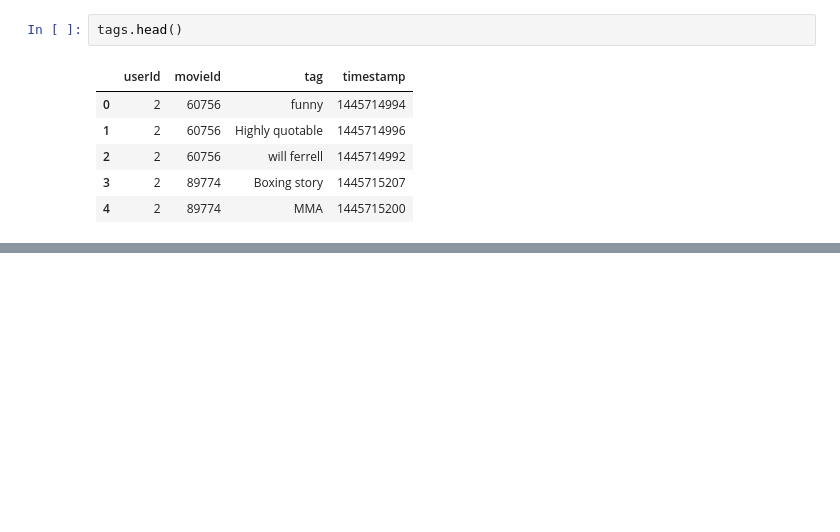
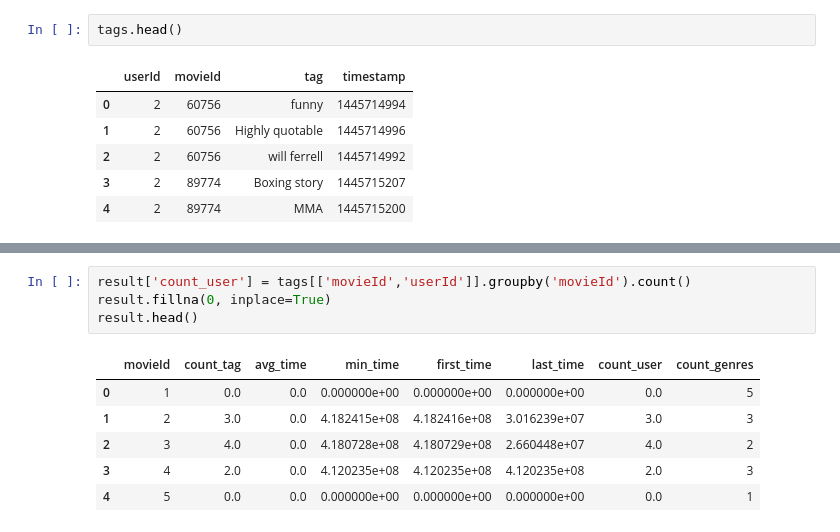
Before and after one commit to MirAlexey/netology-ds, a Jupyter notebook: HW_17/DS_Домашнее_задание_№17.ipynb, the cells around one changed output, grey strips where cells are left out. Cells and saved outputs as stored; diff of their text form; blank space fills up the shorter version.

```diff
--- a/HW_17/DS_Домашнее_задание_№17.ipynb
+++ b/HW_17/DS_Домашнее_задание_№17.ipynb
@@ -50,0 +154,11 @@ tags.head()
+# %%
+result['count_user'] = tags[['movieId','userId']].groupby('movieId').count()
+result.fillna(0, inplace=True)
+result.head()
+# %% [output]
+|  | movieId | count_tag | avg_time | min_time | first_time | last_time | count_user | count_genres |
+| 0 | 1 | 0.0 | 0.0 | 0.000000e+00 | 0.000000e+00 | 0.000000e+00 | 0.0 | 5 |
+| 1 | 2 | 3.0 | 0.0 | 4.182415e+08 | 4.182416e+08 | 3.016239e+07 | 3.0 | 3 |
+| 2 | 3 | 4.0 | 0.0 | 4.180728e+08 | 4.180729e+08 | 2.660448e+07 | 4.0 | 2 |
+| 3 | 4 | 2.0 | 0.0 | 4.120235e+08 | 4.120235e+08 | 4.120235e+08 | 2.0 | 3 |
+| 4 | 5 | 0.0 | 0.0 | 0.000000e+00 | 0.000000e+00 | 0.000000e+00 | 0.0 | 1 |
```
Also changed, not shown: parts of 27 cells of this notebook.
